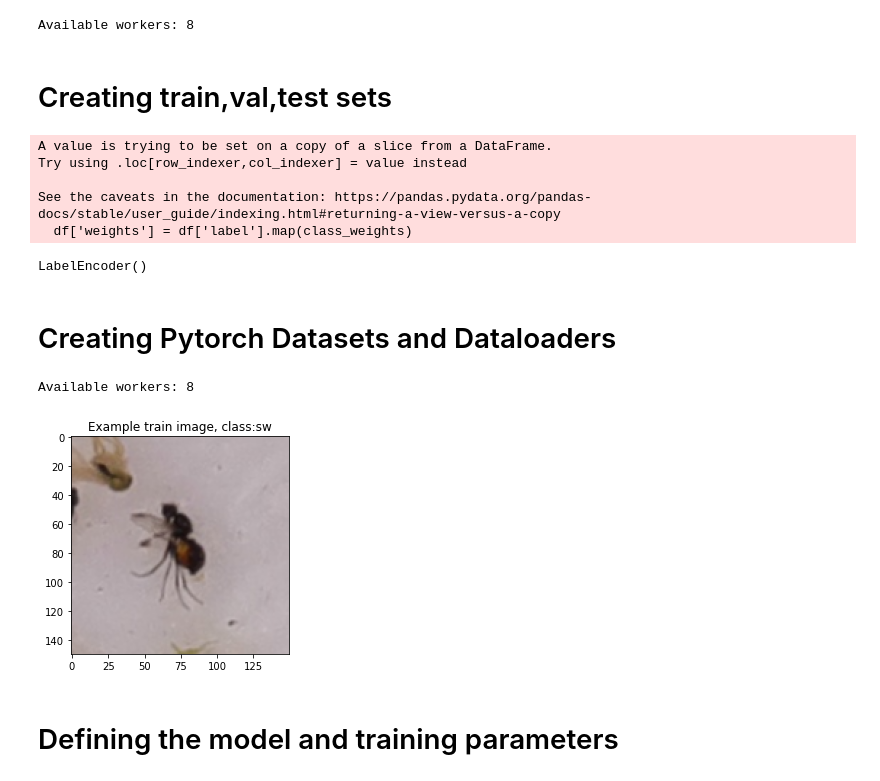
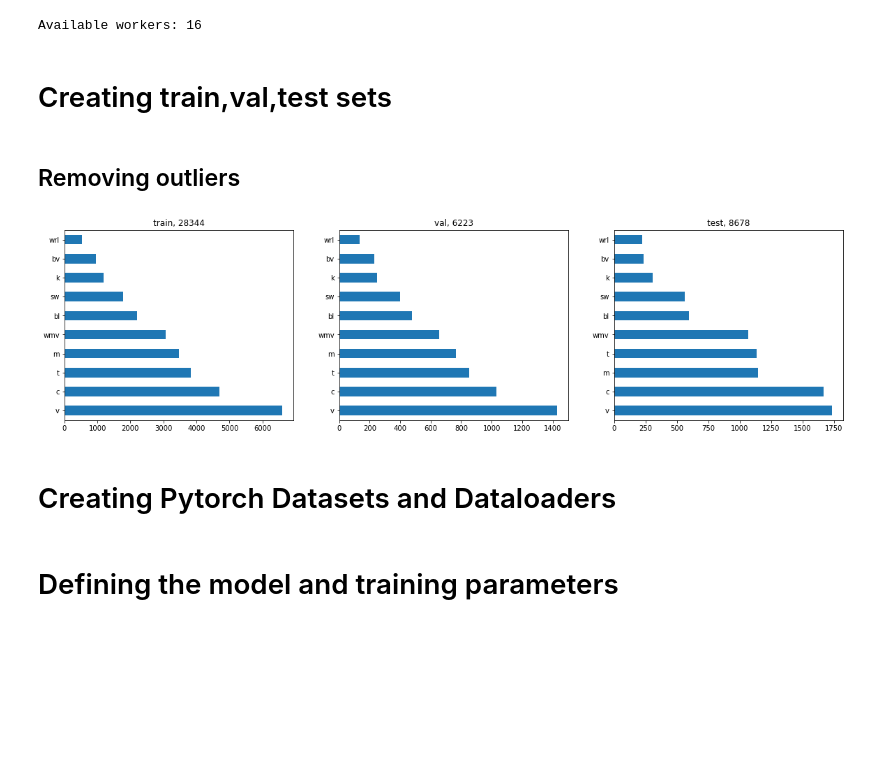
Before and after one commit to kalfasyan/stickybugs-ai, a Jupyter notebook: 002_Model_training.ipynb, the cells around one changed output. Cells and saved outputs as stored; diff of their text form; code cells hidden in the pictures; blank space fills up the shorter version.

Commit message:
works for both fuji and photobox, results notebook added

```diff
--- a/002_Model_training.ipynb
+++ b/002_Model_training.ipynb
@@ -11,6 +11,7 @@ import pandas as pd
 from pathlib import Path
 from tqdm import tqdm
 import matplotlib.pyplot as plt
+import albumentations as A
 
 from torchvision import datasets, transforms
 import torch.optim as optim
@@ -23,50 +24,60 @@ from sklearn.preprocessing import LabelEncoder
 from sklearn.metrics import confusion_matrix, accuracy_score, balanced_accuracy_score
 from sklearn.utils import class_weight
 
-setting = 'photobox'
+setting = 'fuji'
 if setting == 'photobox':
     ext = '.png'
 elif setting == 'fuji':
     ext = '.jpg'
 # %% [output]
-Available workers: 8
+Available workers: 16
 # %%
 dfs = InsectImgDataset(ext=ext, setting=setting, directory=DATA_DIR)
 dfs.extract_df_info()
 df = dfs.df
 # %% [markdown]
 # Creating train,val,test sets
+# %% [markdown]
+## Removing outliers
+# %%
+df_pre = pd.read_parquet(f"{SAVE_DIR}/df_preparation_{setting}.parquet")
+df = pd.merge(df,df_pre, on=['filename','label','platename','imgname','date','year','plate_idx','location','xtra'])
+df = df[df.knn_outlier==0]
+df = df[df.nb_contours>0]
+df = df[~df['label'].isin(['st','vuil'])]
+df.label = df.label.apply(lambda x: 'v' if x=='v(cy)' else x)
 # %%
-test_plates = train_test_split(df.platename.unique(), random_state=42, test_size=0.22, shuffle=True)[1].tolist()
+test_plates = train_test_split(df.platename.unique(), random_state=2022, test_size=0.2, shuffle=True)[1].tolist()
 testseries = pd.Series(test_plates)
-inds = testseries.apply(lambda x: x.split('_')[1] == 'wortel')
+inds = testseries.apply(lambda x: 'wortel' in x)
 inds = testseries[inds].sample(10).index.values
 wortel_plates = testseries[inds].tolist()
 test_plates = testseries[testseries.apply(lambda x: x.split('_')[1] != 'wortel')].tolist() + wortel_plates
 
 df_trainval = df[~df.platename.isin(test_plates)]
 df_test = df[df.platename.isin(test_plates)]
 
 topclasses = df['label'].value_counts().head(10).index.tolist()
 
 df = df[df['label'].isin(topclasses)]
+df_trainval = df_trainval[df_trainval['label'].isin(topclasses)]
 df_test = df_test[df_test['label'].isin(topclasses)]
 
 class_weights = class_weight.compute_class_weight('balanced',
                                                   classes=np.unique(df['label'].tolist()),
                                                   y=df['label'].tolist())
 
 class_weights = {np.unique(df['label'])[i]:class_weights[i] for i in range(len(class_weights))}
 df['weights'] = df['label'].map(class_weights)
 
-df_train, df_val = train_test_split(df, test_size=0.15, random_state=42, shuffle=True)
+df_train, df_val = train_test_split(df_trainval, test_size=0.18, random_state=42, shuffle=True)
 
 le = LabelEncoder()
 le.fit(df_train.label)
+
+plt.figure(figsize=(20,5))
+plt.subplot(1,3,1);df_train.label.value_counts().plot(kind='barh');plt.title(f'train, {df_train.shape[0]}')
+plt.subplot(1,3,2);df_val.label.value_counts().plot(kind='barh');plt.title(f'val, {df_val.shape[0]}')
+plt.subplot(1,3,3);df_test.label.value_counts().plot(kind='barh');plt.title(f'test, {df_test.shape[0]}');
 # %% [output]
-A value is trying to be set on a copy of a slice from a DataFrame.
-Try using .loc[row_indexer,col_indexer] = value instead
-
-See the caveats in the documentation: https://pandas.pydata.org/pandas-docs/stable/user_guide/indexing.html#returning-a-view-versus-a-copy
-  df['weights'] = df['label'].map(class_weights)
-LabelEncoder()
+[figure, added]
@@ -73,23 +87,38 @@ LabelEncoder()
 # %% [markdown]
 # Creating Pytorch Datasets and Dataloaders
 # %%
-transforms_list_train = []
-transforms_list_test = []
+transforms_list_train = [
+#     A.SmallestMaxSize(max_size=150),
+#     A.Resize(height=150,width=150,p=1),
+    A.Normalize(mean=[0.485, 0.456, 0.406],
+                                 std=[0.229, 0.224, 0.225], p=1, always_apply=True),
+    A.ShiftScaleRotate(shift_limit=0.01,rotate_limit=45, scale_limit=0, p=.5),
+    A.Rotate(limit=90, p=0.5),
+    A.HorizontalFlip(p=0.5),
+    A.VerticalFlip(p=0.5),
+    # A.RandomGamma(p=0.5),
+     A.RandomBrightnessContrast(p=0.2),
+     A.GaussianBlur(blur_limit=(3,3), p=0.1)
+]
 
-train_dataset = InsectImgDataset(df=df_train.reset_index(drop=True), transform=transforms.Compose(transforms_list_train))
-valid_dataset = InsectImgDataset(df=df_val.reset_index(drop=True), transform=transforms.Compose(transforms_list_test))
-test_dataset = InsectImgDataset(df=df_test.reset_index(drop=True), transform=transforms.Compose(transforms_list_test))
+transforms_list_test = [
+    A.Normalize(mean=[0.485, 0.456, 0.406],
+                std=[0.229, 0.224, 0.225],
+                p=1,
+                always_apply=True)
+]
+
+train_dataset = InsectImgDataset(df=df_train.reset_index(drop=True), transform=A.Compose(transforms_list_train))
+valid_dataset = InsectImgDataset(df=df_val.reset_index(drop=True), transform=A.Compose(transforms_list_test))
+test_dataset = InsectImgDataset(df=df_test.reset_index(drop=True), transform=A.Compose(transforms_list_test))
 
 batch_size = 32
 batch_size_val = 32
 
 train_dataloader = DataLoader(train_dataset, batch_size=batch_size, shuffle=True, num_workers=4, pin_memory=True, worker_init_fn=worker_init_fn)
-valid_dataloader = DataLoader(valid_dataset, batch_size=batch_size_val, shuffle=True, num_workers=4, pin_memory=True, worker_init_fn=worker_init_fn)
+valid_dataloader = DataLoader(valid_dataset, batch_size=batch_size_val, shuffle=False, num_workers=4, pin_memory=True, worker_init_fn=worker_init_fn)
 test_dataloader = DataLoader(test_dataset, batch_size=batch_size_val, shuffle=False, num_workers=4, pin_memory=True, worker_init_fn=worker_init_fn)
 
-plt.imshow(train_dataset[0][0].permute(1,2,0)); plt.title(f"Example train image, class:{train_dataset[0][1]}");
+# plt.imshow(train_dataset[0][0]); plt.title(f"Example train image, class:{train_dataset[0][1]}");
-# %% [output]
-Available workers: 8
-[figure, removed]
 # %% [markdown]
 # Defining the model and training parameters
```
Also changed, not shown: parts of 6 cells of this notebook, 6 other files.
